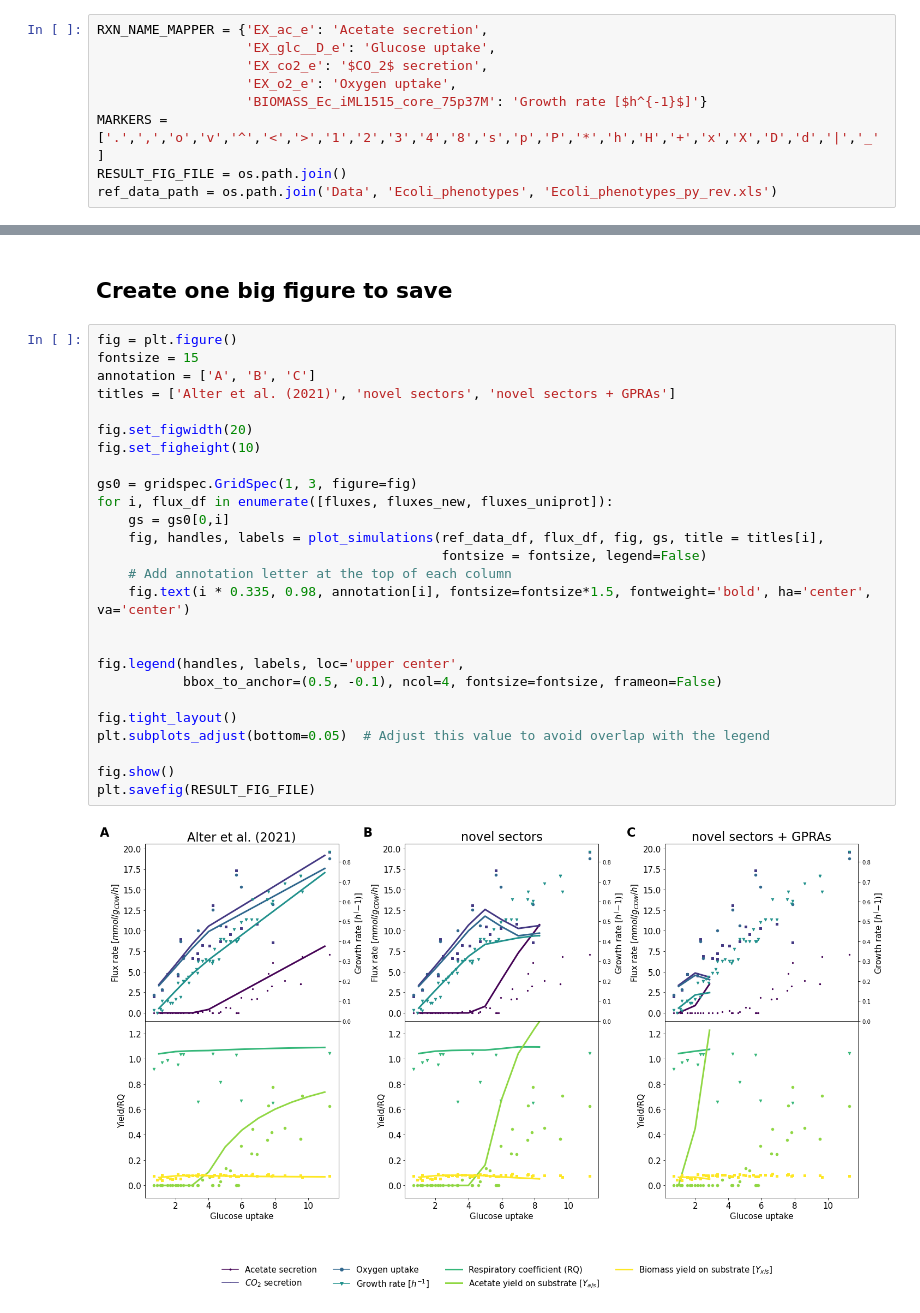
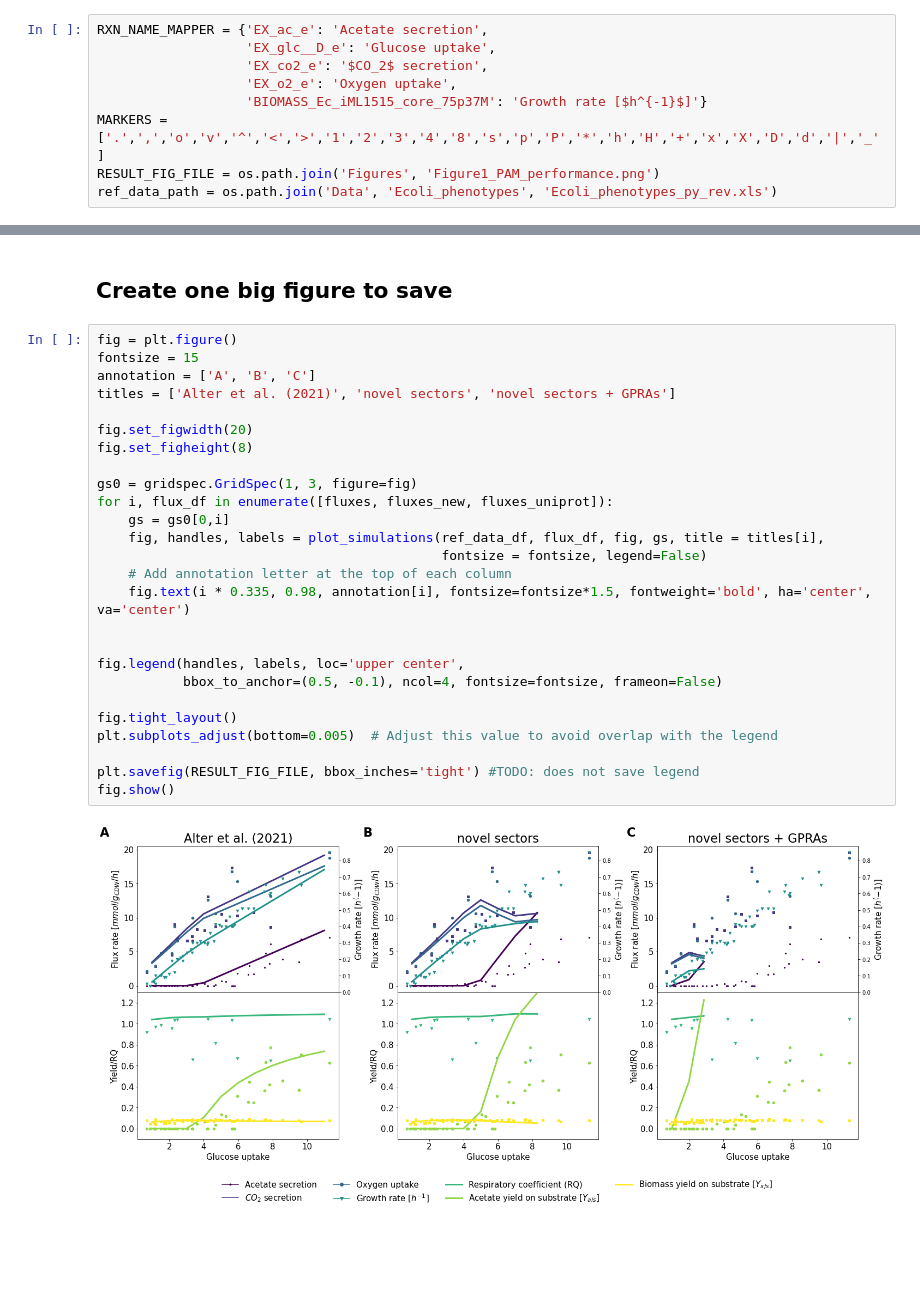
Before and after one commit to iAMB-RWTH-Aachen/PAMparametrizer, a Jupyter notebook: Scripts/Protein_sectors/PAM_new_parameters_validation.ipynb, the cells around one changed output, grey strips where cells are left out. Cells and saved outputs as stored; diff of their text form; blank space fills up the shorter version.

```diff
--- a/Scripts/Protein_sectors/PAM_new_parameters_validation.ipynb
+++ b/Scripts/Protein_sectors/PAM_new_parameters_validation.ipynb
@@ -21,7 +25,7 @@ RXN_NAME_MAPPER = {'EX_ac_e': 'Acetate secretion',
                    'EX_o2_e': 'Oxygen uptake',
                    'BIOMASS_Ec_iML1515_core_75p37M': 'Growth rate [$h^{-1}$]'}
 MARKERS = ['.',',','o','v','^','<','>','1','2','3','4','8','s','p','P','*','h','H','+','x','X','D','d','|','_']
-RESULT_FIG_FILE = os.path.join()
+RESULT_FIG_FILE = os.path.join('Figures', 'Figure1_PAM_performance.png')
 ref_data_path = os.path.join('Data', 'Ecoli_phenotypes', 'Ecoli_phenotypes_py_rev.xls')
 # %%
 def calculate_yields_rq(df):
@@ -221,28 +267,28 @@ No artists with labels found to put in legend.  Note that artists whose label st
 # %%
 fig = plt.figure()
 fontsize = 15
 annotation = ['A', 'B', 'C']
 titles = ['Alter et al. (2021)', 'novel sectors', 'novel sectors + GPRAs']
 
 fig.set_figwidth(20)
-fig.set_figheight(10)
+fig.set_figheight(8)
 
 gs0 = gridspec.GridSpec(1, 3, figure=fig)
 for i, flux_df in enumerate([fluxes, fluxes_new, fluxes_uniprot]):
     gs = gs0[0,i]
     fig, handles, labels = plot_simulations(ref_data_df, flux_df, fig, gs, title = titles[i],
                                             fontsize = fontsize, legend=False)
     # Add annotation letter at the top of each column
     fig.text(i * 0.335, 0.98, annotation[i], fontsize=fontsize*1.5, fontweight='bold', ha='center', va='center')
 
 
 fig.legend(handles, labels, loc='upper center',
            bbox_to_anchor=(0.5, -0.1), ncol=4, fontsize=fontsize, frameon=False)
 
 fig.tight_layout()
-plt.subplots_adjust(bottom=0.05)  # Adjust this value to avoid overlap with the legend
+plt.subplots_adjust(bottom=0.005)  # Adjust this value to avoid overlap with the legend
 
+plt.savefig(RESULT_FIG_FILE, bbox_inches='tight') #TODO: does not save legend
 fig.show()
-plt.savefig(RESULT_FIG_FILE)
 # %% [output]
-[figure, old version]
+[figure, new version]
```
Also changed, not shown: parts of 4 cells of this notebook, 14 other files.
